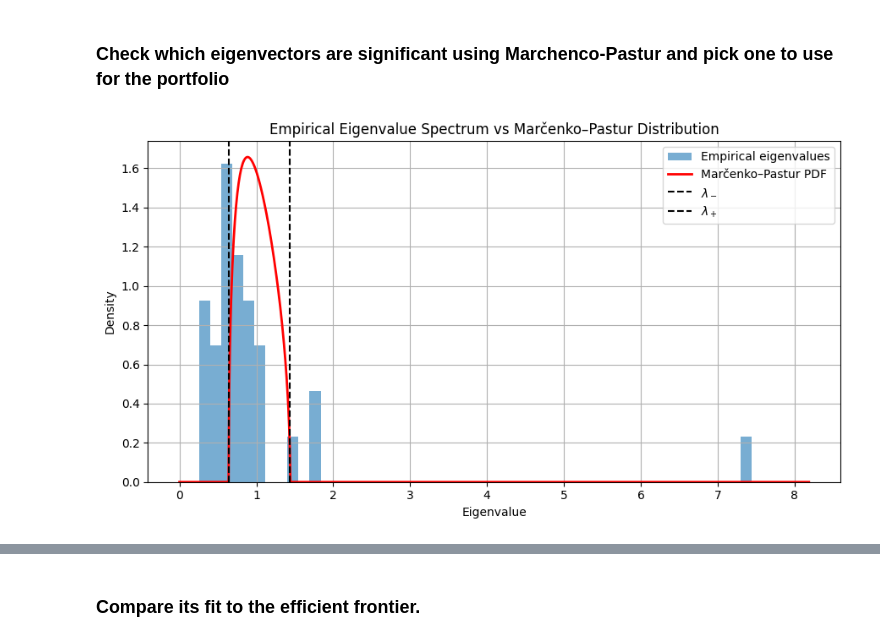
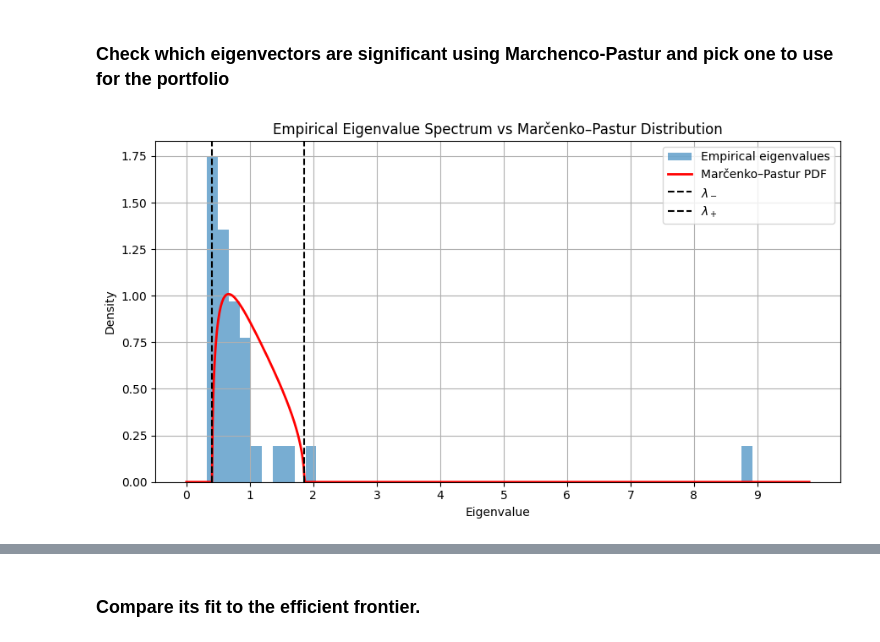
Before and after one commit to donnafaithhh/Fama-Markowitz-Mini-Project, a Jupyter notebook: mini project.ipynb, the cells around one changed output, grey strips where cells are left out. Saved outputs shown, nothing was run; the diff lists cells and outputs as text; code cells hidden in the pictures.

```diff
--- a/mini project.ipynb
+++ b/mini project.ipynb
@@ -640,51 +621,77 @@ Plan:
 # %% [markdown]
 ### Implement the RIE Markowitz portfolio optimization
 # %%
-# compute RIE-cleaned correlation matrix
-cleansed_rie = rie_estimator.get_rie(norm_returns, normalize=True, max_ones=True)
+def compute_RIE_eig_on_year(norm_returns, year):
+    # compute RIE-cleaned correlation matrix
+    cleansed_rie = rie_estimator.get_rie(norm_returns.get_group(year), normalize=True, max_ones=True)
 
-# eigen-decomposition
-eigvals, eigvecs = np.linalg.eigh(cleansed_rie)
-eigvals = np.real(eigvals)
-eigvals.sort()
+    # eigen-decomposition
+    eigvals, eigvecs = np.linalg.eigh(cleansed_rie)
+    eigvals = np.real(eigvals)
+    return eigvals, eigvecs
+
+eigvals, eigvecs = compute_RIE_eig_on_year(norm_returns, 2022)
 # %% [markdown]
 ### Check which eigenvectors are significant using Marchenco-Pastur and pick one to use for the portfolio
 # %%
-# Marčenko–Pastur parameters
-T, N = norm_returns.shape
-q = N / T
-lambda_minus = (1 - np.sqrt(q))**2
-lambda_plus = (1 + np.sqrt(q))**2
+def do_marchenco(eigvals, eigvecs, year):
+    # Marčenko–Pastur parameters
+    T, N = norm_returns.get_group(year).shape
+    q = N / T
+    lambda_minus = (1 - np.sqrt(q))**2
+    lambda_plus = (1 + np.sqrt(q))**2
 
-# Define MP PDF
-def mp_pdf(lmbda, q):
-    lm, lp = (1 - np.sqrt(q))**2, (1 + np.sqrt(q))**2
-    pdf = np.zeros_like(lmbda)
-    mask = (lmbda >= lm) & (lmbda <= lp)
-    pdf[mask] = np.sqrt((lp - lmbda[mask]) * (lmbda[mask] - lm)) / (2 * np.pi * q * lmbda[mask])
-    return pdf
+    # Define MP PDF
+    def mp_pdf(lmbda, q):
+        lm, lp = (1 - np.sqrt(q))**2, (1 + np.sqrt(q))**2
+        pdf = np.zeros_like(lmbda)
+        mask = (lmbda >= lm) & (lmbda <= lp)
+        pdf[mask] = np.sqrt((lp - lmbda[mask]) * (lmbda[mask] - lm)) / (2 * np.pi * q * lmbda[mask])
+        return pdf
 
-lambda_grid = np.linspace(0, max(eigvals) * 1.1, 1000)
-mp_density = mp_pdf(lambda_grid, q)
+    lambda_grid = np.linspace(0, max(eigvals) * 1.1, 1000)
+    mp_density = mp_pdf(lambda_grid, q)
 
-# plotting
-plt.figure(figsize=(9, 5))
-plt.hist(eigvals, bins=50, density=True, alpha=0.6, label='Empirical eigenvalues')
-plt.plot(lambda_grid, mp_density, 'r-', lw=2, label='Marčenko–Pastur PDF')
-plt.axvline(lambda_minus, color='k', linestyle='--', label=r'$\lambda_-$')
-plt.axvline(lambda_plus, color='k', linestyle='--', label=r'$\lambda_+$')
+    # plotting
+    plt.figure(figsize=(9, 5))
+    plt.hist(eigvals, bins=50, density=True, alpha=0.6, label='Empirical eigenvalues')
+    plt.plot(lambda_grid, mp_density, 'r-', lw=2, label='Marčenko–Pastur PDF')
+    plt.axvline(lambda_minus, color='k', linestyle='--', label=r'$\lambda_-$')
+    plt.axvline(lambda_plus, color='k', linestyle='--', label=r'$\lambda_+$')
 
-plt.title('Empirical Eigenvalue Spectrum vs Marčenko–Pastur Distribution')
-plt.xlabel('Eigenvalue')
-plt.ylabel('Density')
-plt.legend()
-plt.grid(True)
+    plt.title('Empirical Eigenvalue Spectrum vs Marčenko–Pastur Distribution')
+    plt.xlabel('Eigenvalue')
+    plt.ylabel('Density')
+    plt.legend()
+    plt.grid(True)
 
-# force x-axis ticks to integer alignment
-max_tick = int(np.ceil(max(eigvals)))
-plt.xticks(np.arange(0, max_tick + 1, 1))
+    # force x-axis ticks to integer alignment
+    max_tick = int(np.ceil(max(eigvals)))
+    plt.xticks(np.arange(0, max_tick + 1, 1))
 
-plt.tight_layout()
-plt.show()
+    plt.tight_layout()
+    plt.show()
+
+    # identify significant eigenvalues (above the MP upper bound)
+    significant_mask = eigvals > lambda_plus
+
+    # extract those eigenvalues and their corresponding eigenvectors
+    significant_eigvals = eigvals[significant_mask]
+    significant_eigvecs = eigvecs[:, significant_mask]
+
+    print(f"Number of significant eigenvalues: {significant_eigvals.size}")
+    print("Significant eigenvalues:")
+    print(significant_eigvals)
+
+    print("\nShape of corresponding eigenvector matrix:", significant_eigvecs.shape)
+    print("(Columns correspond to significant principal components.)")
+
+    # inspect first significant eigenvector
+    if significant_eigvals.size > 0:
+        print("\nFirst significant eigenvector:")
+        print(significant_eigvecs[:, 0])
+    return significant_eigvecs[:,0]
+
+significant_eigvecs = do_marchenco(eigvals, eigvecs, 2022)
 # %% [output]
-[figure, old version]
+[figure, new version]
```
Also changed, not shown: parts of 8 cells of this notebook.
